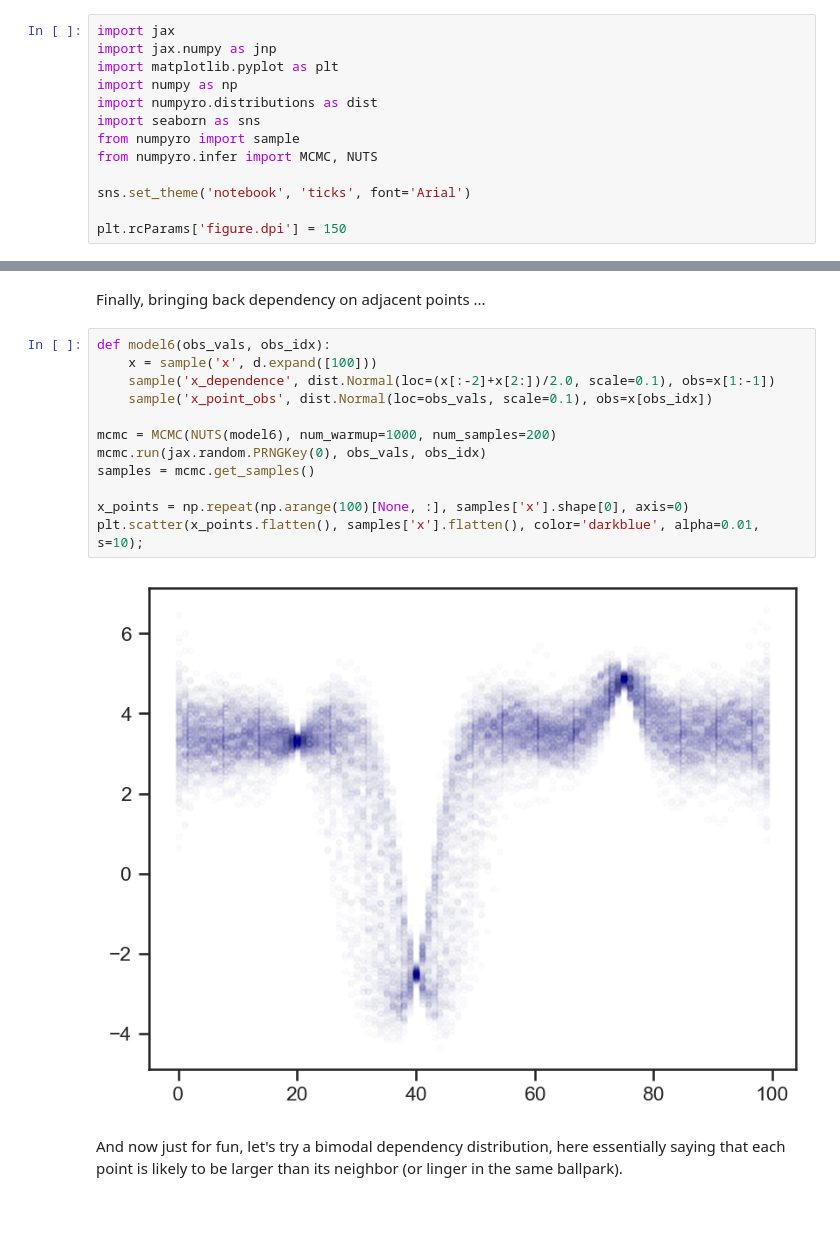
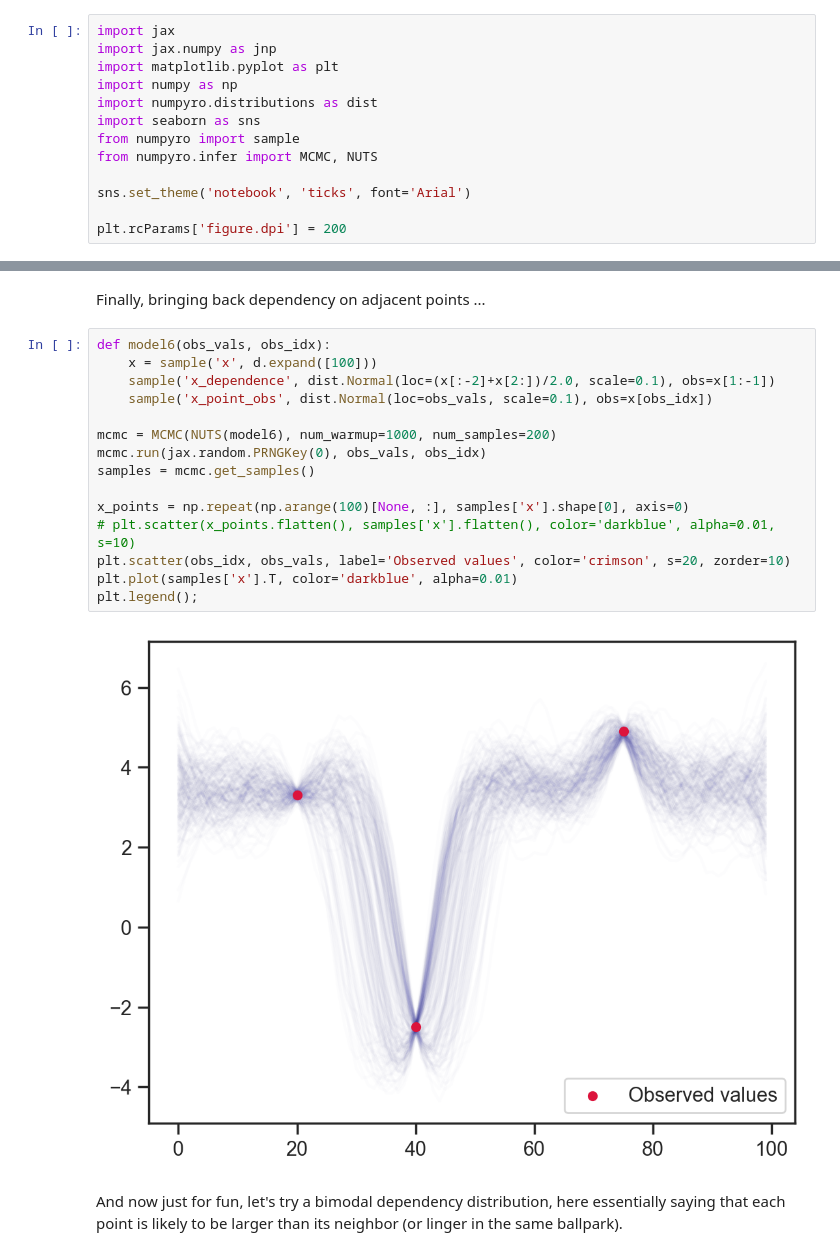
Before and after one commit to hessammehr/hessammehr.github.io, a Jupyter notebook: blog/notebooks/2024-12-26-locally-constrained.ipynb, the cells around one changed output, grey strips where cells are left out. Saved outputs shown, nothing was run; the diff lists cells and outputs as text; blank space fills up the shorter version.

```diff
--- a/blog/notebooks/2024-12-26-locally-constrained.ipynb
+++ b/blog/notebooks/2024-12-26-locally-constrained.ipynb
@@ -14,7 +14,7 @@ from numpyro.infer import MCMC, NUTS
 
 sns.set_theme('notebook', 'ticks', font='Arial')
 
-plt.rcParams['figure.dpi'] = 150
+plt.rcParams['figure.dpi'] = 200
 # %% [markdown]
 First, baseline: Independent draws from a normal distribution.
 # %%
@@ -128,17 +140,20 @@ Finally, bringing back dependency on adjacent points ...
 # %%
 def model6(obs_vals, obs_idx):
     x = sample('x', d.expand([100]))
     sample('x_dependence', dist.Normal(loc=(x[:-2]+x[2:])/2.0, scale=0.1), obs=x[1:-1])
     sample('x_point_obs', dist.Normal(loc=obs_vals, scale=0.1), obs=x[obs_idx])
 
 mcmc = MCMC(NUTS(model6), num_warmup=1000, num_samples=200)
 mcmc.run(jax.random.PRNGKey(0), obs_vals, obs_idx)
 samples = mcmc.get_samples()
 
 x_points = np.repeat(np.arange(100)[None, :], samples['x'].shape[0], axis=0)
-plt.scatter(x_points.flatten(), samples['x'].flatten(), color='darkblue', alpha=0.01, s=10);
+# plt.scatter(x_points.flatten(), samples['x'].flatten(), color='darkblue', alpha=0.01, s=10)
+plt.scatter(obs_idx, obs_vals, label='Observed values', color='crimson', s=20, zorder=10)
+plt.plot(samples['x'].T, color='darkblue', alpha=0.01)
+plt.legend();
 # %% [output]
-[figure, old version]
+[figure, new version]
 # %% [markdown]
 And now just for fun, let's try a bimodal dependency distribution, here essentially saying that each point is likely to be larger than its neighbor (or linger in the same ballpark).
 # %%
```
Also changed, not shown: parts of 8 cells of this notebook, 14 other files.
